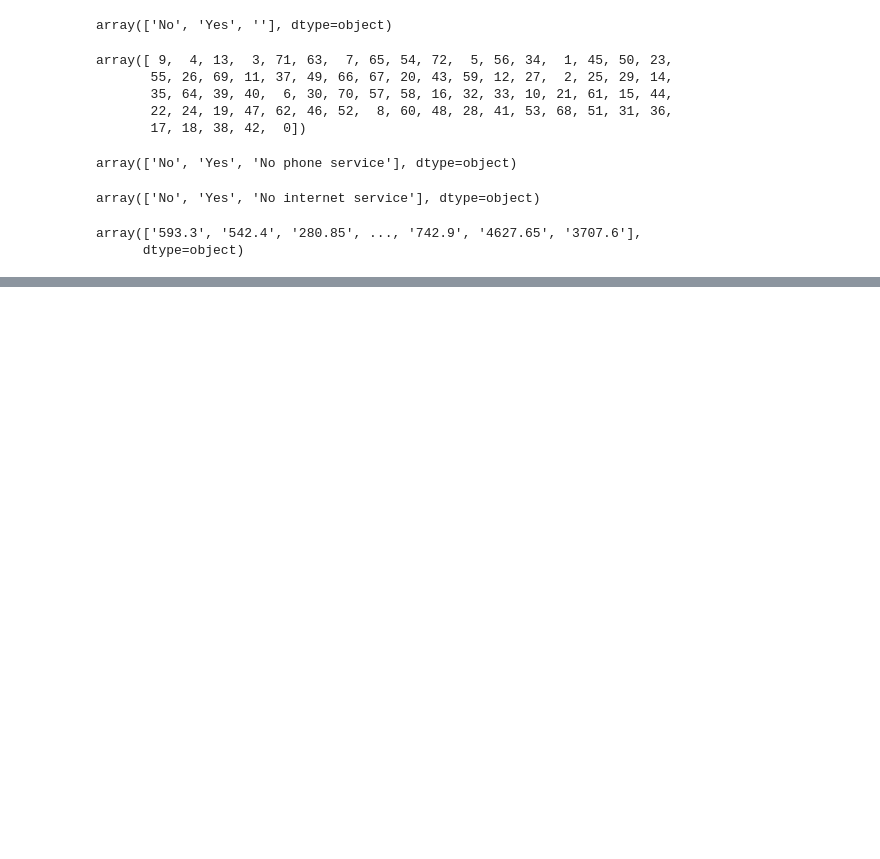
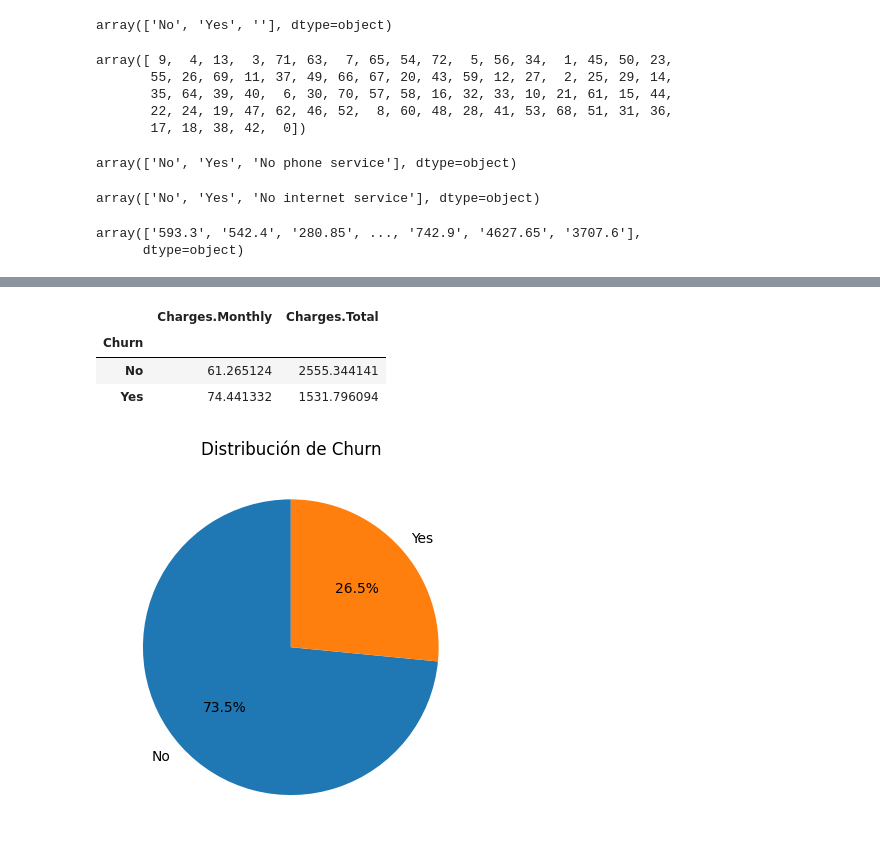
Before and after one commit to valeriavasquezv/valeriavasquez-portfolio, a Jupyter notebook: TelecomX.ipynb, the cells around one changed output, grey strips where cells are left out. Drawn from its saved outputs; the diff is of its cells as text; code cells hidden in the pictures; blank space fills up the shorter version.

```diff
--- a/TelecomX.ipynb
+++ b/TelecomX.ipynb
@@ -107,0 +114,5 @@ array(['593.3', '542.4', '280.85', ..., '742.9', '4627.65', '3707.6'],
+# %%
+df_telecom['Churn'] = df_telecom['Churn'].replace('', np.nan)
+# %%
+df_telecom = df_telecom.dropna(subset=['Churn'])
+pd.unique(df_telecom['Churn'])
@@ -107,0 +123,10 @@ array(['593.3', '542.4', '280.85', ..., '742.9', '4627.65', '3707.6'],
+# %%
+account_df['Charges.Monthly'] = pd.to_numeric(
+    account_df['Charges.Monthly'], errors='coerce'
+)
+
+account_df['Charges.Total'] = pd.to_numeric(
+    account_df['Charges.Total'], errors='coerce'
+)
+
+account_df.dtypes
@@ -107,0 +141,7 @@ array(['593.3', '542.4', '280.85', ..., '742.9', '4627.65', '3707.6'],
+# %%
+df_final = pd.concat(
+    [df_telecom.drop(columns=['account']), account_df],
+    axis=1
+)
+
+df_final.columns
@@ -107,0 +167,23 @@ array(['593.3', '542.4', '280.85', ..., '742.9', '4627.65', '3707.6'],
+# %%
+df_final.groupby('Churn')[['Charges.Monthly', 'Charges.Total']].mean()
+# %% [output]
+|  | Charges.Monthly | Charges.Total |
+| Churn |  |  |
+| No | 61.265124 | 2555.344141 |
+| Yes | 74.441332 | 1531.796094 |
+# %%
+import matplotlib.pyplot as plt
+
+churn_counts = df_final['Churn'].value_counts()
+
+plt.pie(
+    churn_counts,
+    labels=churn_counts.index,
+    autopct='%1.1f%%',
+    startangle=90
+)
+
+plt.title('Distribución de Churn')
+plt.show()
+# %% [output]
+[figure, added]
```
Also changed, not shown: parts of 15 cells of this notebook.
